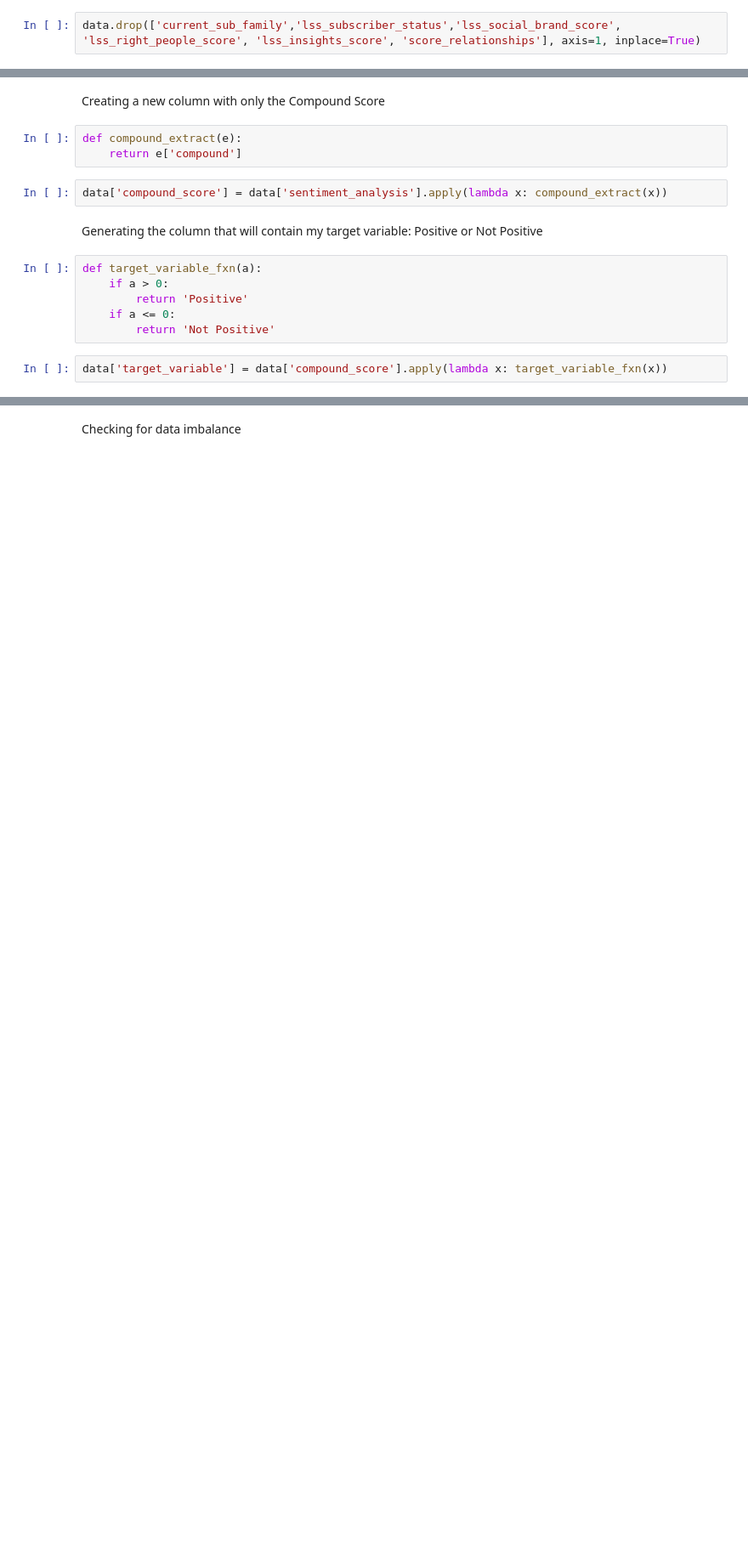
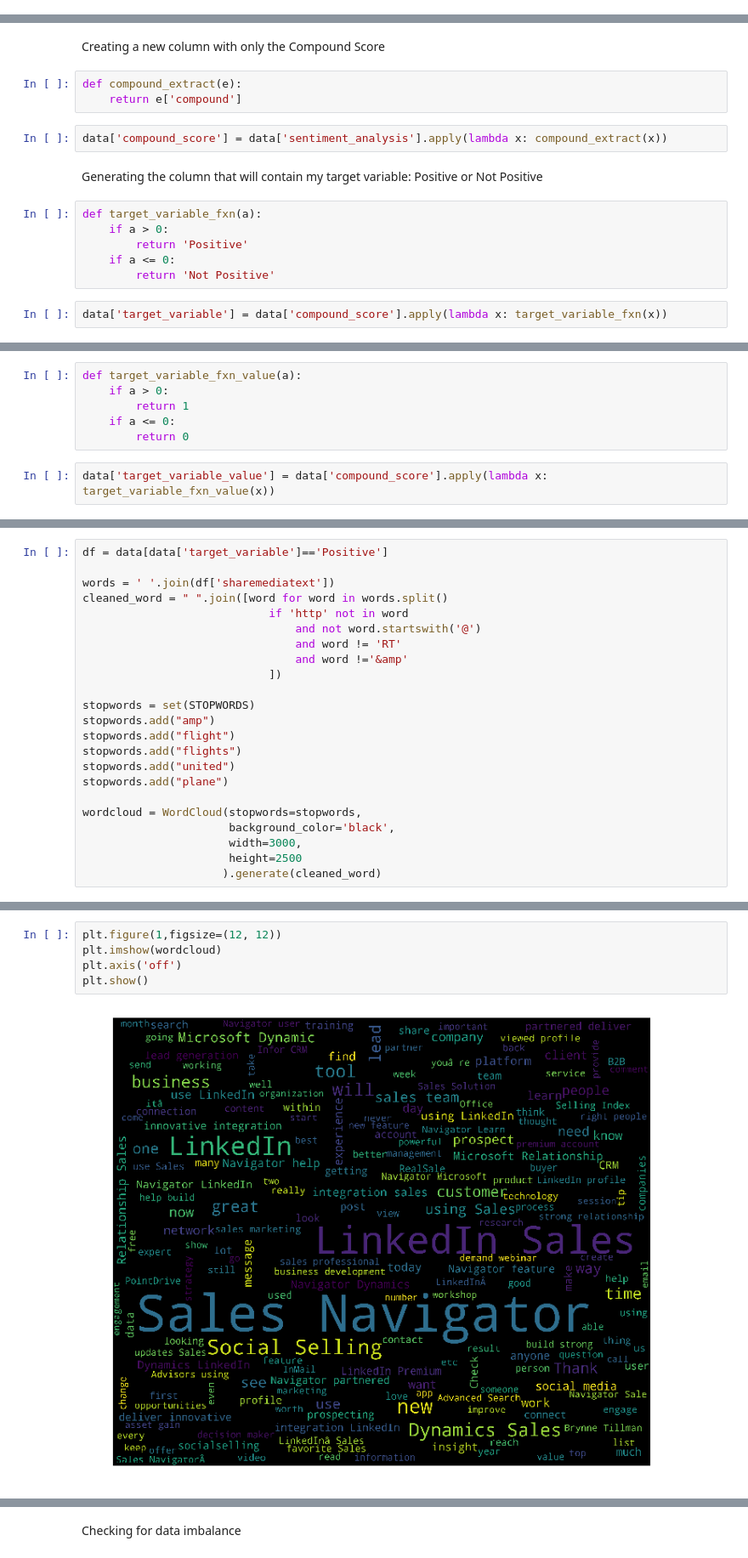
Before and after one commit to eandrianos/Ethan-Submission, a Jupyter notebook: Final Project V2.ipynb, the cells around one changed output, grey strips where cells are left out. Shown at 85% size. Saved outputs shown, nothing was run; the diff lists cells and outputs as text; blank space fills up the shorter version.

```diff
--- a/Final Project V2.ipynb
+++ b/Final Project V2.ipynb
@@ -16,4 +22,2 @@ Dropping useless features
-# %%
-data.drop(['current_sub_family','lss_subscriber_status','lss_social_brand_score', 'lss_right_people_score', 'lss_insights_score', 'score_relationships'], axis=1, inplace=True)
 # %% [markdown]
 Installing vaderSentiment to conduct sentiment analysis
@@ -48,0 +53,8 @@ data['target_variable'] = data['compound_score'].apply(lambda x: target_variable
+# %%
+def target_variable_fxn_value(a):
+    if a > 0:
+        return 1
+    if a <= 0:
+        return 0
+# %%
+data['target_variable_value'] = data['compound_score'].apply(lambda x: target_variable_fxn_value(x))
@@ -48,0 +91,23 @@ data['target_variable'] = data['compound_score'].apply(lambda x: target_variable
+# %%
+df = data[data['target_variable']=='Positive']
+
+words = ' '.join(df['sharemediatext'])
+cleaned_word = " ".join([word for word in words.split()
+                            if 'http' not in word
+                                and not word.startswith('@')
+                                and word != 'RT'
+                                and word !='&amp'
+                            ])
+
+stopwords = set(STOPWORDS)
+stopwords.add("amp")
+stopwords.add("flight")
+stopwords.add("flights")
+stopwords.add("united")
+stopwords.add("plane")
+
+wordcloud = WordCloud(stopwords=stopwords,
+                      background_color='black',
+                      width=3000,
+                      height=2500
+                     ).generate(cleaned_word)
@@ -48,0 +116,7 @@ data['target_variable'] = data['compound_score'].apply(lambda x: target_variable
+# %%
+plt.figure(1,figsize=(12, 12))
+plt.imshow(wordcloud)
+plt.axis('off')
+plt.show()
+# %% [output]
+[figure, added]
```
Also changed, not shown: parts of 130 cells of this notebook, 3 other files.
